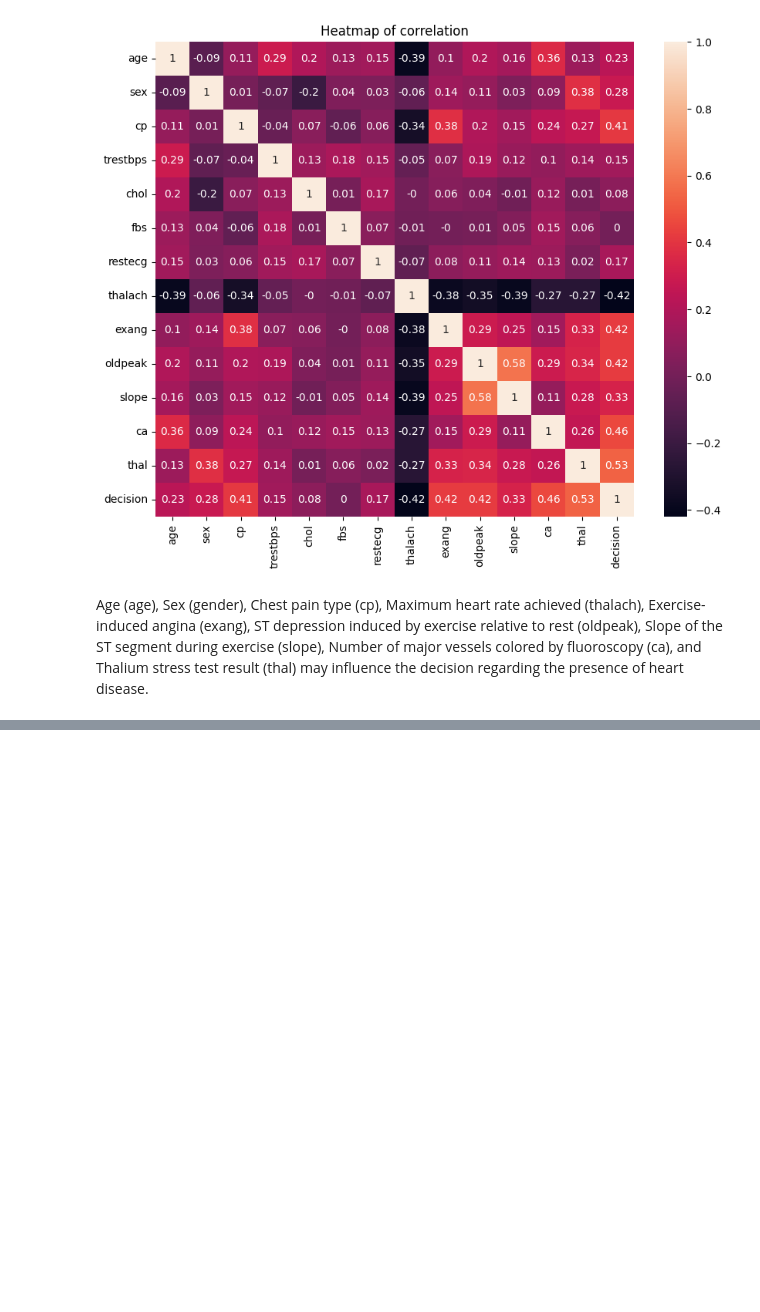
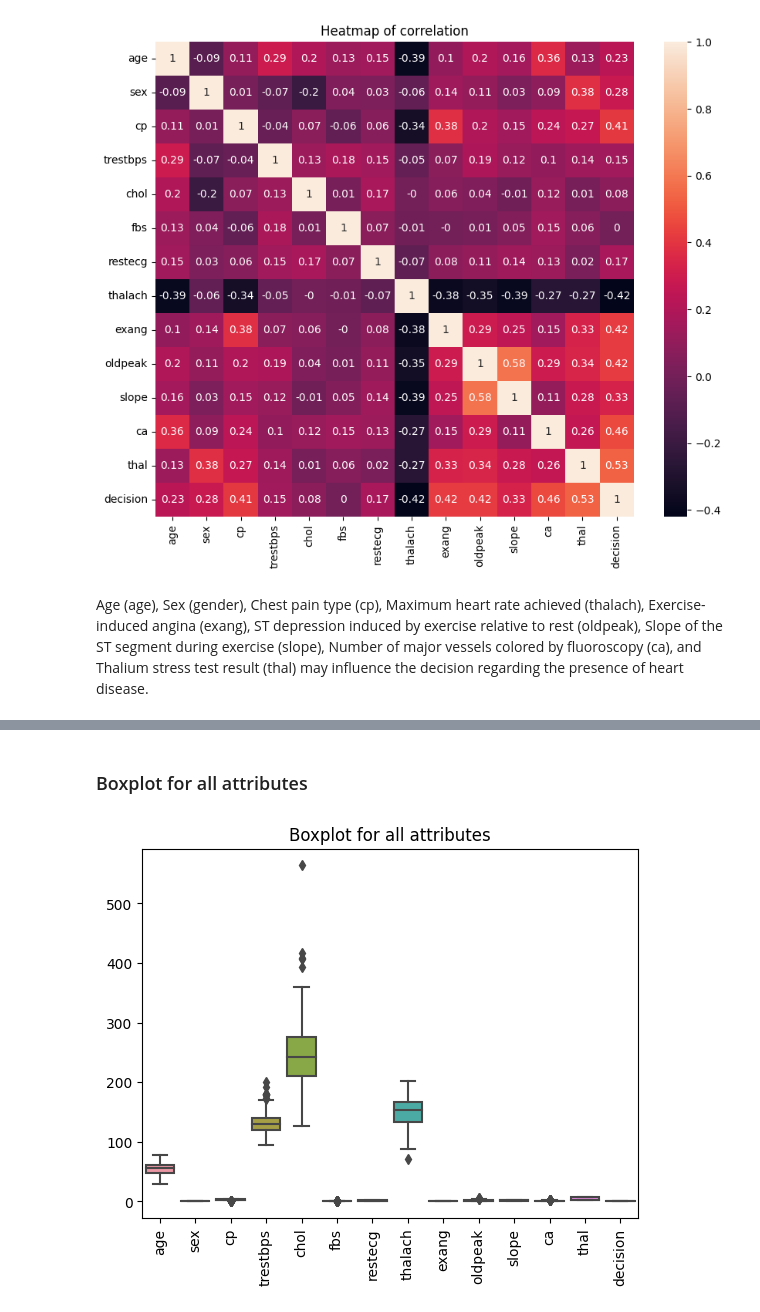
Before and after one commit to MrDomian/Heart-Disease-Risk-Prediction, a Jupyter notebook: Data analysis.ipynb, the cells around one changed output, grey strips where cells are left out. Cells and saved outputs as stored; diff of their text form; code cells hidden in the pictures; blank space fills up the shorter version.

```diff
--- a/Data analysis.ipynb
+++ b/Data analysis.ipynb
@@ -248,0 +268,9 @@ Age (age), Sex (gender), Chest pain type (cp), Maximum heart rate achieved (thal
+# %% [markdown]
+### Boxplot for all attributes
+# %%
+sns.boxplot(data=data)
+plt.title('Boxplot for all attributes')
+plt.xticks(rotation=90)
+plt.show()
+# %% [output]
+[figure, added]
```
Also changed, not shown: parts of 7 cells of this notebook.
